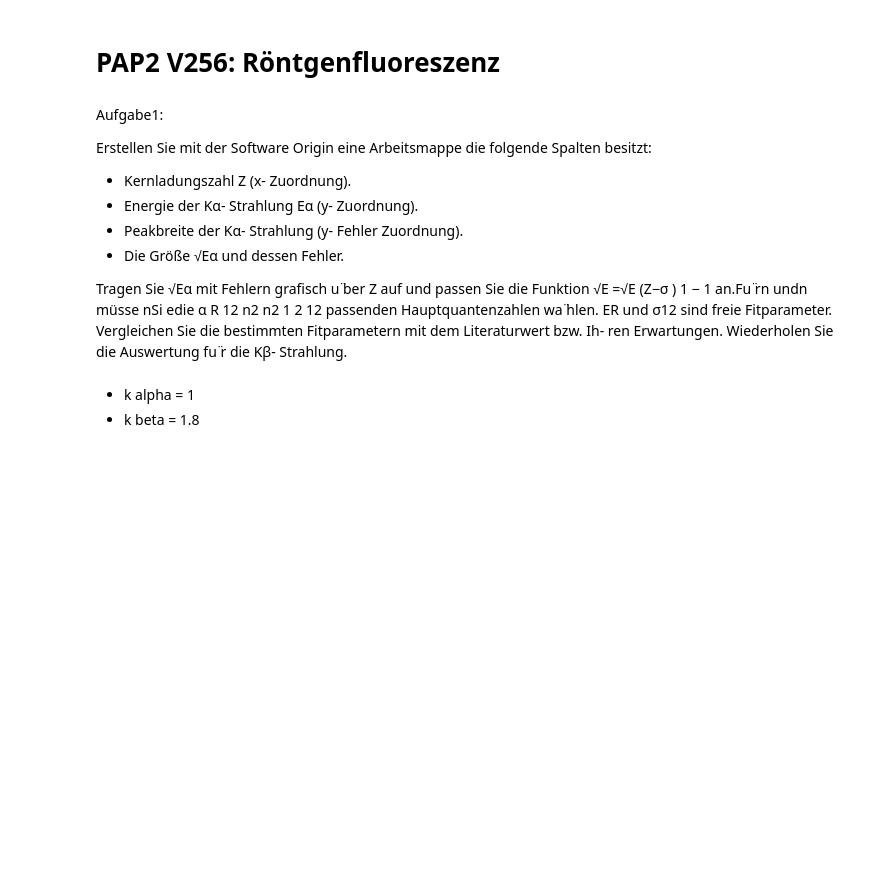
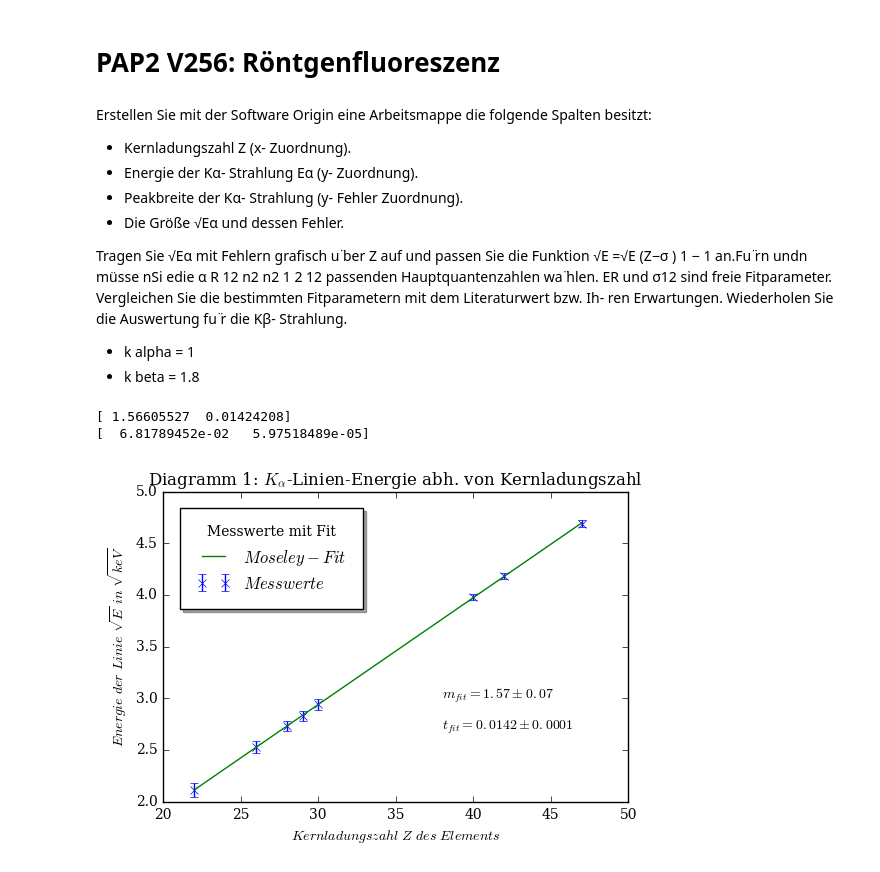
Before and after one commit to woskar/pap2-lab-training, a Jupyter notebook: v256/v256_fluoreszenz.ipynb, the cells around one changed output. Cells and saved outputs as stored; diff of their text form; code cells hidden in the pictures; blank space fills up the shorter version.

```diff
--- a/v256/v256_fluoreszenz.ipynb
+++ b/v256/v256_fluoreszenz.ipynb
@@ -1,8 +1,6 @@
 # %% [markdown]
 # PAP2 V256: Röntgenfluoreszenz
 # %% [markdown]
-Aufgabe1:
-
 Erstellen Sie mit der Software Origin eine Arbeitsmappe die folgende Spalten besitzt:
 - Kernladungszahl Z (x- Zuordnung).
 - Energie der Kα- Strahlung Eα (y- Zuordnung).
@@ -12,7 +10,61 @@ Erstellen Sie mit der Software Origin eine Arbeitsmappe die folgende Spalten bes
 Tragen Sie √Eα mit Fehlern grafisch u ̈ber Z auf und passen Sie die Funktion √E =√E (Z−σ )  1 − 1  an.Fu ̈rn undn müsse nSi edie
 α R 12 n2 n2 1 2 12
 passenden Hauptquantenzahlen wa ̈hlen. ER und σ12 sind freie Fitparameter. Vergleichen Sie die bestimmten Fitparametern mit dem Literaturwert bzw. Ih- ren Erwartungen. Wiederholen Sie die Auswertung fu ̈r die Kβ- Strahlung.
+
+- k alpha = 1
+- k beta = 1.8
-# %% [markdown]
-- k alpha = 1
-- k beta = 1.8
+# %%
+#Aufgabe 1: Auswertung k_alpha-Strahlung:
+
+#Import der Module
+%matplotlib inline
+import matplotlib.pyplot as plt
+import numpy as np
+from scipy.optimize import curve_fit
+
+#Einlesen der Daten in folgender Reihenfolge:
+Z, Ea, sEa, sqEa, dsqEa = np.loadtxt('tab1.txt', skiprows=3, usecols=(1,2,3,4,5), unpack=True)
+#Kernladungszahl Z
+#Energie der K_alpha-Strahlung Ea
+#Peakbreite der Ka Strahlung sEa
+#Wurzel aus Ea: sqEa
+#Fehler der Wurzel: dsqEa
+
+# Z: [ 22.  26.  28.  29.  30.  40.  42.  47.]
+# Ea: [  4.47   6.4    7.49   8.06   8.65  15.81  17.48  21.99]
+# sEa: [ 0.29  0.28  0.26  0.26  0.26  0.26  0.25  0.25]
+# sqEa: [ 2.11  2.53  2.73  2.83  2.94  3.98  4.18  4.69]
+# dsqEa: [ 0.07  0.06  0.05  0.05  0.05  0.03  0.03  0.03]
+
+
+#Fitfunktion: Moseleyesches Gesetz (wie in Einleitung vereinfacht)
+def moseley(z, sigma, E):
+    return np.sqrt(E)*(z - sigma)*np.sqrt(3/4)
+
+#Fit durchführen
+popt, pcov = curve_fit(moseley, Z, sqEa, p0=[1.6, 0.01], maxfev=5000)
+
+print(popt)
+perr = np.sqrt(np.diag(pcov))
+print(perr)
+
+plt.errorbar(Z, sqEa, yerr=dsqEa, linestyle='None', marker='x', label='$Messwerte$')
+plt.plot(Z, moseley(Z, *popt), label='$Moseley-Fit$')
+plt.xlabel('$Kernladungszahl\ Z\ des\ Elements$')
+plt.ylabel('$Energie\ der\ Linie\ \sqrt{E} \ in\ \sqrt{keV}$')
+plt.title('Diagramm 1: $K_{\\alpha}$-Linien-Energie abh. von Kernladungszahl')
+plt.legend(loc='best')
+plt.axis((20, 50, 2, 5))
+plt.rcParams["figure.figsize"][0] = 8
+plt.rcParams["figure.figsize"][1] = 5
+plt.rcParams["font.family"]='serif'
+plt.legend(title='Messwerte mit Fit', borderpad=1, borderaxespad=1, loc='upper left', shadow='true')
+plt.text(38, 3, u'$m_{fit}=%.2f \pm%.2f$' %(popt[0], perr[0]), fontsize=10)
+plt.text(38, 2.7, u'$t_{fit}=%.4f \pm%.4f$' %(popt[1], perr[1]), fontsize=10)
+
+plt.savefig('v256_1.pdf',format='pdf')
+# %% [output]
+[ 1.56605527  0.01424208]
+[  6.81789452e-02   5.97518489e-05]
+[figure, added]
 # %%
```
Also changed, not shown: parts of 3 cells of this notebook, 5 other files.
